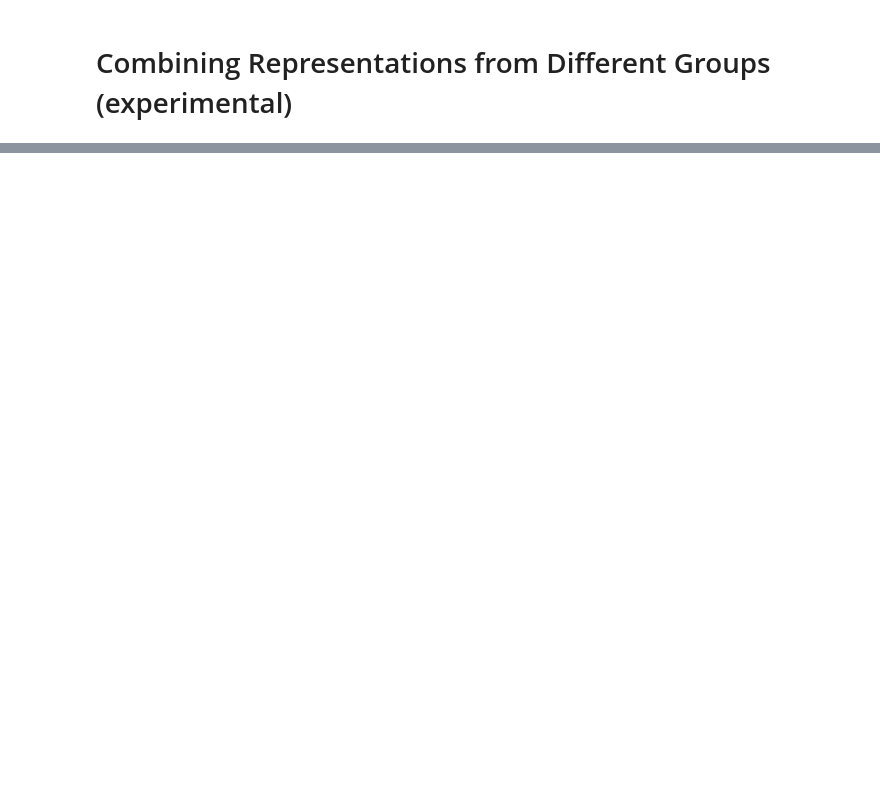
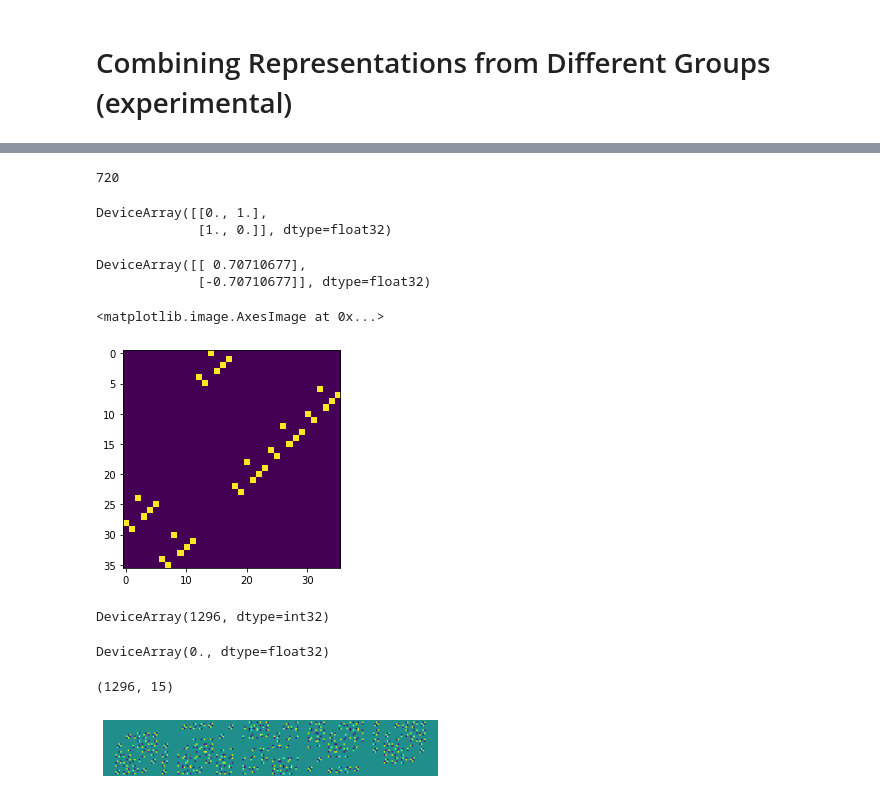
Before and after one commit to mfinzi/equivariant-MLP, a Jupyter notebook: docs/notebooks/mixed_tensors.ipynb, the cells around one changed output, grey strips where cells are left out. Saved outputs shown, nothing was run; the diff lists cells and outputs as text; code cells hidden in the pictures; blank space fills up the shorter version.

```diff
--- a/docs/notebooks/mixed_tensors.ipynb
+++ b/docs/notebooks/mixed_tensors.ipynb
@@ -23,0 +53,4 @@ V³_S(4)⊗V³_SO(3)
+# %%
+#F = Fermi(5)
+P = PseudoScalar(S(3))
+W = V(S(3))
@@ -23,0 +83,42 @@ V³_S(4)⊗V³_SO(3)
+# %%
+Q = np.array(Q)
+Q[np.abs(Q)<1e-4]=0
+Q[np.abs(Q)>1e-4] /= np.abs(Q)[np.abs(Q)>1e-4]
+(np.abs(Q)>0).sum()
+# %% [output]
+720
+# %%
+G=S(2)
+Qp = (P*W).rho(G.sample())@Q
+# %%
+G.sample()
+# %% [output]
+DeviceArray([[0., 1.],
+             [1., 0.]], dtype=float32)
+# %%
+Qp
+# %% [output]
+DeviceArray([[ 0.70710677],
+             [-0.70710677]], dtype=float32)
+# %%
+g = G.sample()
+plt.imshow((W**2).rho(g).to_dense())
+# %% [output]
+<matplotlib.image.AxesImage at 0x...>
+[figure, added]
+# %%
+((W**4).rho(g).to_dense()>0).sum()
+# %% [output]
+DeviceArray(1296, dtype=int32)
+# %%
+jnp.abs(Qp+Q).mean()
+# %% [output]
+DeviceArray(0., dtype=float32)
+# %%
+(W**2>>W**2).symmetric_basis().shape
+# %% [output]
+(1296, 15)
+# %%
+vis(P*W**3,W**2,False)
+# %% [output]
+[figure, added]
```
Also changed, not shown: parts of 26 cells of this notebook, 5 other files.
